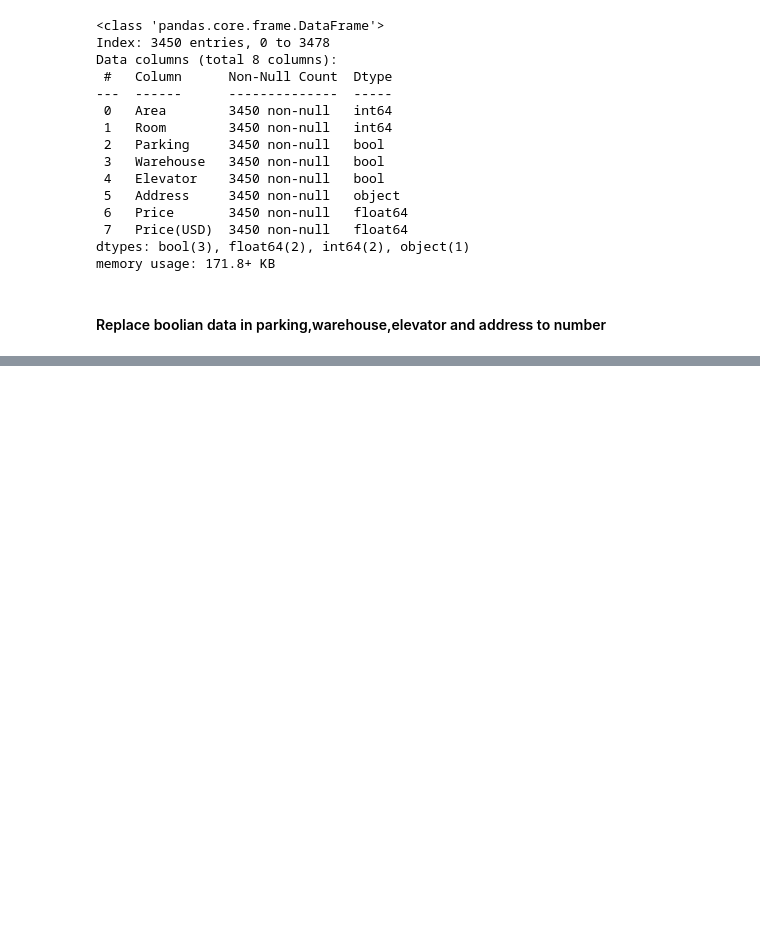
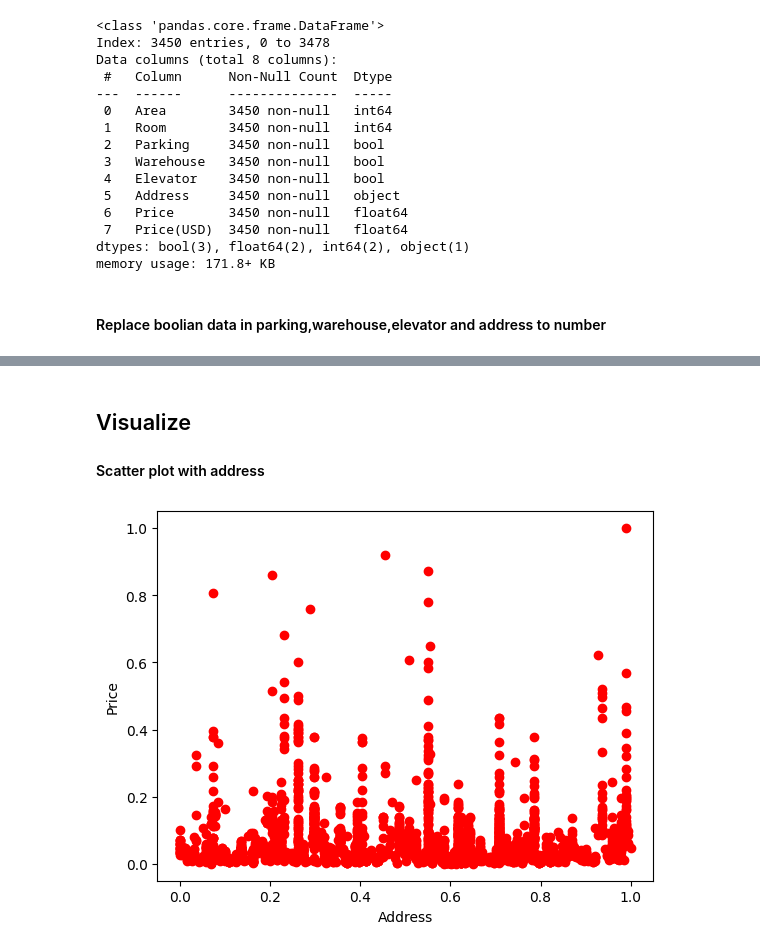
Before and after one commit to shadmankhezri/regression_house_price, a Jupyter notebook: multiple_regression.ipynb, the cells around one changed output, grey strips where cells are left out. Cells and saved outputs as stored; diff of their text form; code cells hidden in the pictures; blank space fills up the shorter version.

```diff
--- a/multiple_regression.ipynb
+++ b/multiple_regression.ipynb
@@ -178,0 +300,10 @@ df = df[(z < 3).all(axis=1)]
+# %% [markdown]
+## Visualize
+#### Scatter plot with address
+# %%
+plt.scatter(cdf.Address , cdf.Price , color='red')
+plt.xlabel('Address')
+plt.ylabel('Price')
+plt.show()
+# %% [output]
+[figure, added]
```
Also changed, not shown: parts of 32 cells of this notebook.
